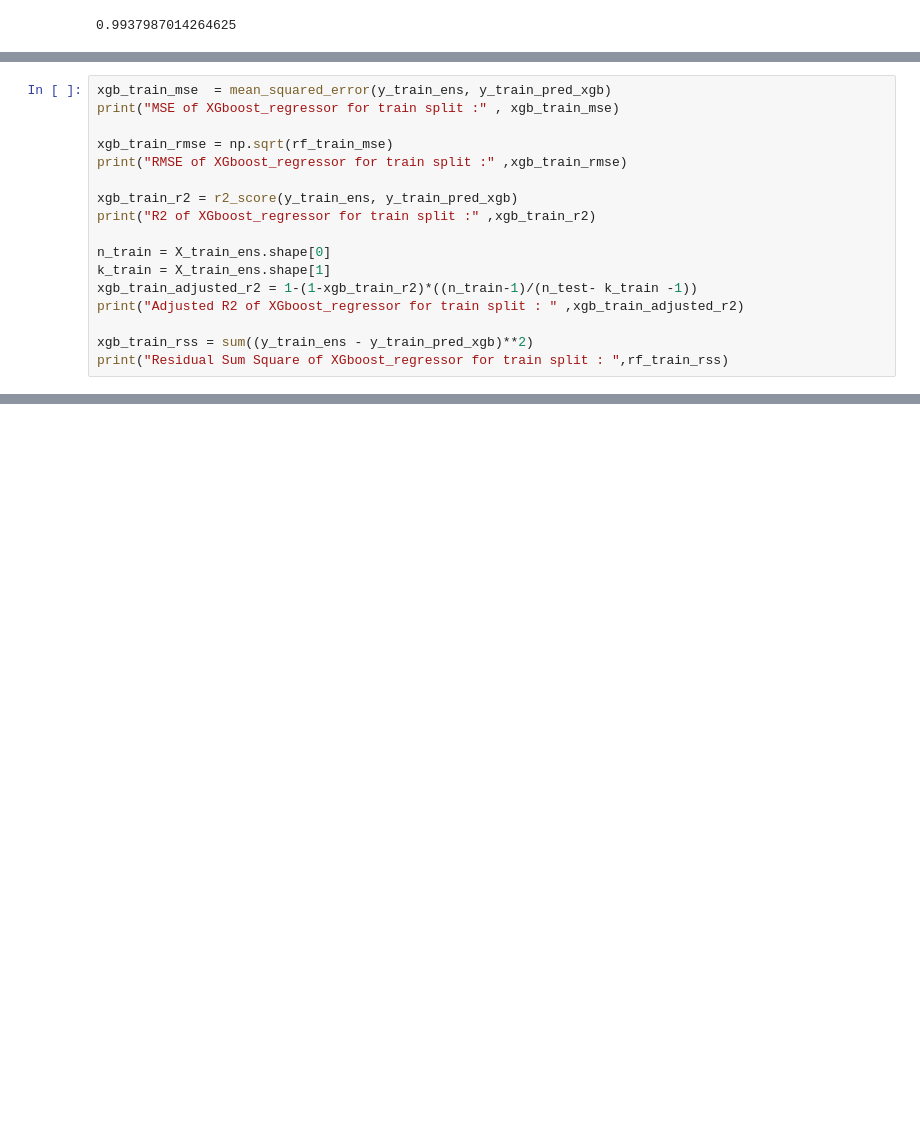
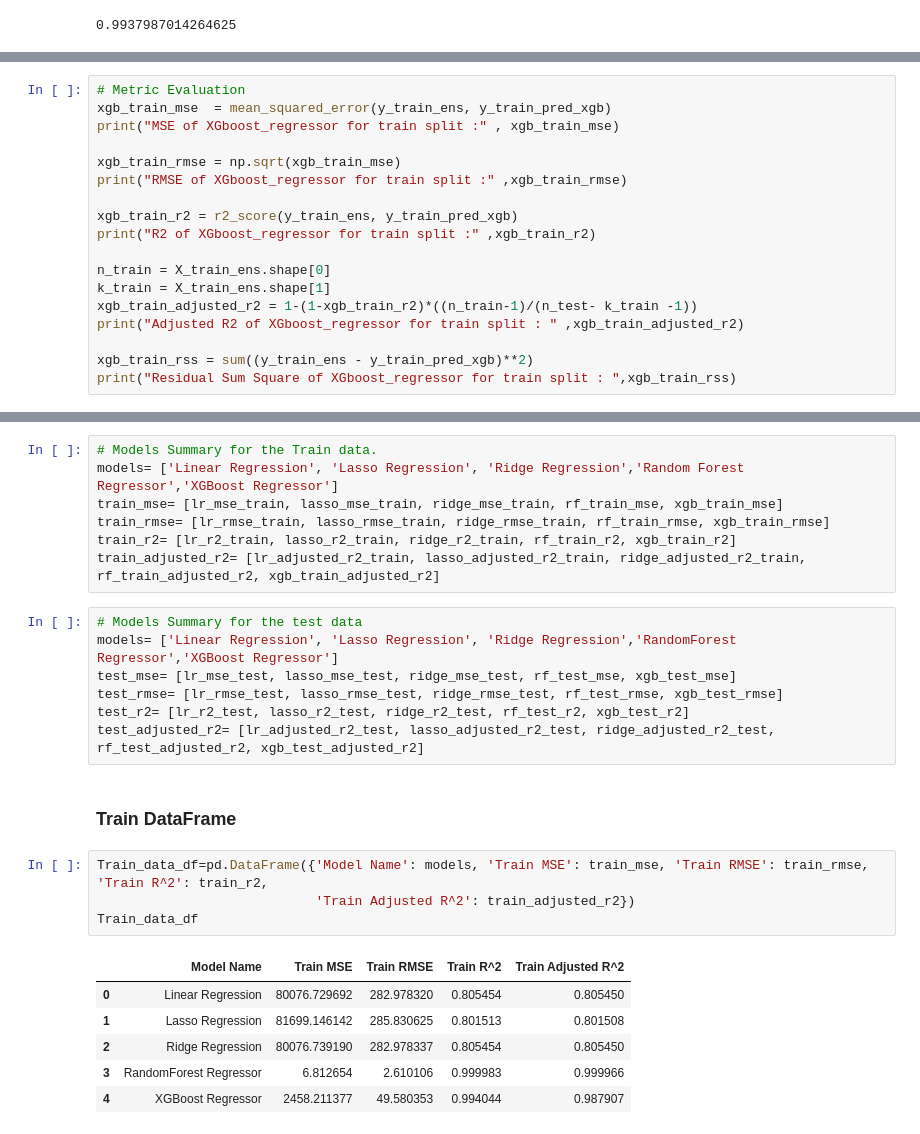
Before and after one commit to rubeshajith/NYC-taxi-trip-time-prediction, a Jupyter notebook: NYC_Taxi_Trip_Time_Prediction_Capstone_Project.ipynb, the cells around one changed output, grey strips where cells are left out. Drawn from its saved outputs; the diff is of its cells as text; blank space fills up the shorter version.

```diff
--- a/NYC_Taxi_Trip_Time_Prediction_Capstone_Project.ipynb
+++ b/NYC_Taxi_Trip_Time_Prediction_Capstone_Project.ipynb
@@ -1253,10 +1193,11 @@ R2 of XGboost_regressor for test split : 0.9937987014264625
 Adjusted R2 of XGboost_regressor for test split :  0.9937984811440926
 Residual Sum Square of XGboost_regressor for test split :  1212973783.7252643
 # %%
+# Metric Evaluation
 xgb_train_mse  = mean_squared_error(y_train_ens, y_train_pred_xgb)
 print("MSE of XGboost_regressor for train split :" , xgb_train_mse)
 
-xgb_train_rmse = np.sqrt(rf_train_mse)
+xgb_train_rmse = np.sqrt(xgb_train_mse)
 print("RMSE of XGboost_regressor for train split :" ,xgb_train_rmse)
 
 xgb_train_r2 = r2_score(y_train_ens, y_train_pred_xgb)
@@ -1268,6 +1209,6 @@ xgb_train_adjusted_r2 = 1-(1-xgb_train_r2)*((n_train-1)/(n_test- k_train -1))
 print("Adjusted R2 of XGboost_regressor for train split : " ,xgb_train_adjusted_r2)
 
 xgb_train_rss = sum((y_train_ens - y_train_pred_xgb)**2)
-print("Residual Sum Square of XGboost_regressor for train split : ",rf_train_rss)
+print("Residual Sum Square of XGboost_regressor for train split : ",xgb_train_rss)
 # %% [output]
 MSE of XGboost_regressor for train split : 2458.211376918511
@@ -1299,0 +1248,27 @@ plt.show()
+# %%
+# Models Summary for the Train data.
+models= ['Linear Regression', 'Lasso Regression', 'Ridge Regression','Random Forest Regressor','XGBoost Regressor']
+train_mse= [lr_mse_train, lasso_mse_train, ridge_mse_train, rf_train_mse, xgb_train_mse]
+train_rmse= [lr_rmse_train, lasso_rmse_train, ridge_rmse_train, rf_train_rmse, xgb_train_rmse]
+train_r2= [lr_r2_train, lasso_r2_train, ridge_r2_train, rf_train_r2, xgb_train_r2]
+train_adjusted_r2= [lr_adjusted_r2_train, lasso_adjusted_r2_train, ridge_adjusted_r2_train, rf_train_adjusted_r2, xgb_train_adjusted_r2]
+# %%
+# Models Summary for the test data
+models= ['Linear Regression', 'Lasso Regression', 'Ridge Regression','RandomForest Regressor','XGBoost Regressor']
+test_mse= [lr_mse_test, lasso_mse_test, ridge_mse_test, rf_test_mse, xgb_test_mse]
+test_rmse= [lr_rmse_test, lasso_rmse_test, ridge_rmse_test, rf_test_rmse, xgb_test_rmse]
+test_r2= [lr_r2_test, lasso_r2_test, ridge_r2_test, rf_test_r2, xgb_test_r2]
+test_adjusted_r2= [lr_adjusted_r2_test, lasso_adjusted_r2_test, ridge_adjusted_r2_test, rf_test_adjusted_r2, xgb_test_adjusted_r2]
+# %% [markdown]
+### Train DataFrame
+# %%
+Train_data_df=pd.DataFrame({'Model Name': models, 'Train MSE': train_mse, 'Train RMSE': train_rmse, 'Train R^2': train_r2,
+                            'Train Adjusted R^2': train_adjusted_r2})
+Train_data_df
+# %% [output]
+|  | Model Name | Train MSE | Train RMSE | Train R^2 | Train Adjusted R^2 |
+| 0 | Linear Regression | 80076.729692 | 282.978320 | 0.805454 | 0.805450 |
+| 1 | Lasso Regression | 81699.146142 | 285.830625 | 0.801513 | 0.801508 |
+| 2 | Ridge Regression | 80076.739190 | 282.978337 | 0.805454 | 0.805450 |
+| 3 | RandomForest Regressor | 6.812654 | 2.610106 | 0.999983 | 0.999966 |
+| 4 | XGBoost Regressor | 2458.211377 | 49.580353 | 0.994044 | 0.987907 |
```
Also changed, not shown: parts of 56 cells of this notebook.
